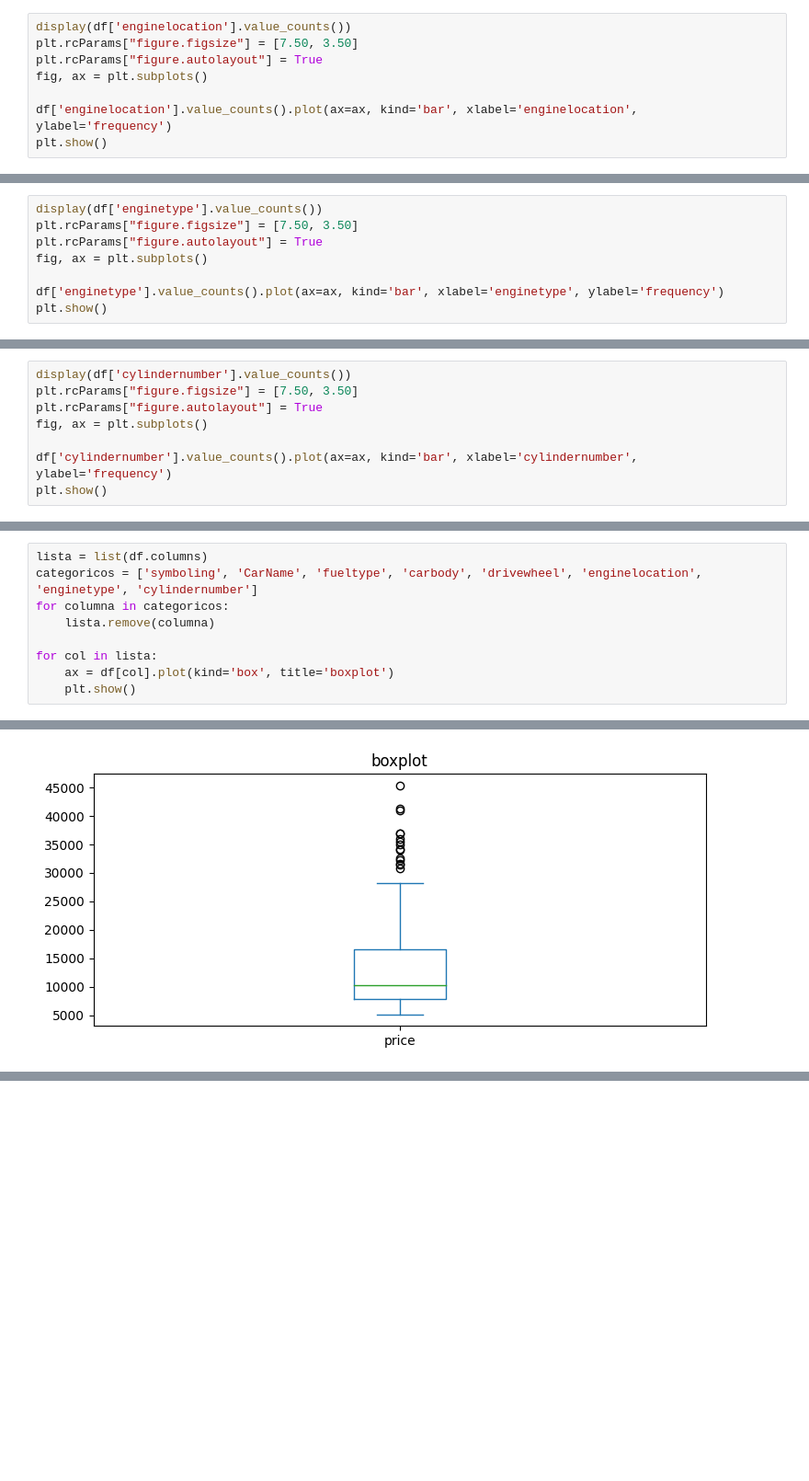
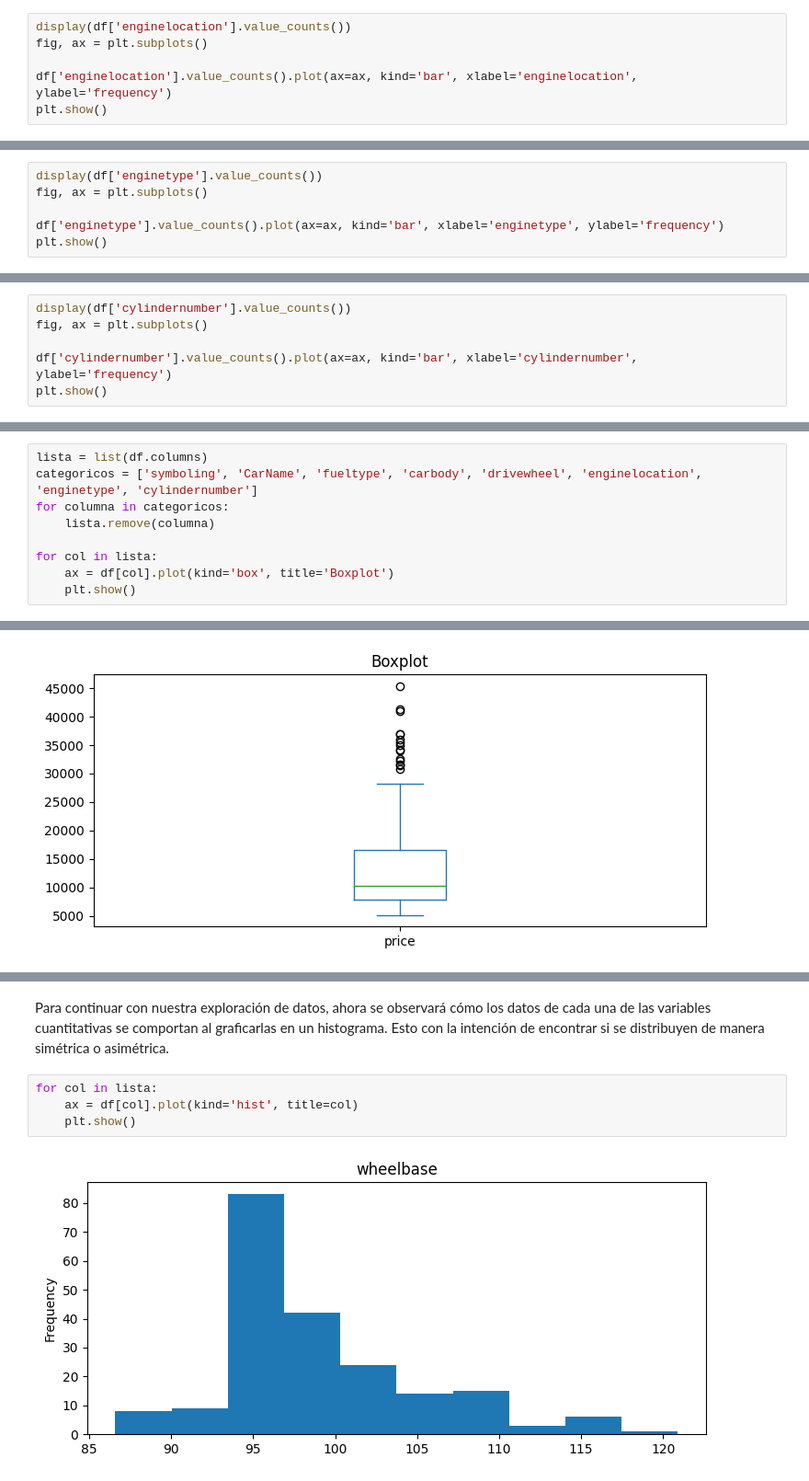
Before and after one commit to fedemedina72/PortafolioTC3006C, a Jupyter notebook: Modulo1/LimpiezaDatos.ipynb, the cells around one changed output, grey strips where cells are left out. Shown at 92% size. Cells and saved outputs as stored; diff of their text form; blank space fills up the shorter version.

```diff
--- a/Modulo1/LimpiezaDatos.ipynb
+++ b/Modulo1/LimpiezaDatos.ipynb
@@ -136,8 +131,6 @@ Name: count, dtype: int64
 [figure]
 # %%
 display(df['enginelocation'].value_counts())
-plt.rcParams["figure.figsize"] = [7.50, 3.50]
-plt.rcParams["figure.autolayout"] = True
 fig, ax = plt.subplots()
 
 df['enginelocation'].value_counts().plot(ax=ax, kind='bar', xlabel='enginelocation', ylabel='frequency')
@@ -150,8 +143,6 @@ Name: count, dtype: int64
 [figure]
 # %%
 display(df['enginetype'].value_counts())
-plt.rcParams["figure.figsize"] = [7.50, 3.50]
-plt.rcParams["figure.autolayout"] = True
 fig, ax = plt.subplots()
 
 df['enginetype'].value_counts().plot(ax=ax, kind='bar', xlabel='enginetype', ylabel='frequency')
@@ -169,8 +160,6 @@ Name: count, dtype: int64
 [figure]
 # %%
 display(df['cylindernumber'].value_counts())
-plt.rcParams["figure.figsize"] = [7.50, 3.50]
-plt.rcParams["figure.autolayout"] = True
 fig, ax = plt.subplots()
 
 df['cylindernumber'].value_counts().plot(ax=ax, kind='bar', xlabel='cylindernumber', ylabel='frequency')
@@ -241,7 +230,7 @@ for columna in categoricos:
     lista.remove(columna)
 
 for col in lista:
-    ax = df[col].plot(kind='box', title='boxplot')
+    ax = df[col].plot(kind='box', title='Boxplot')
     plt.show()
 # %% [output]
 [figure]
@@ -273,0 +253,8 @@ Name: compressionratio, Length: 205, dtype: float64
+# %% [markdown]
+Para continuar con nuestra exploración de datos, ahora se observará cómo los datos de cada una de las variables cuantitativas se comportan al graficarlas en un histograma. Esto con la intención de encontrar si se distribuyen de manera simétrica o asimétrica.
+# %%
+for col in lista:
+    ax = df[col].plot(kind='hist', title=col)
+    plt.show()
+# %% [output]
+[figure, added]
```
Also changed, not shown: parts of 15 cells of this notebook, 1 other file.
